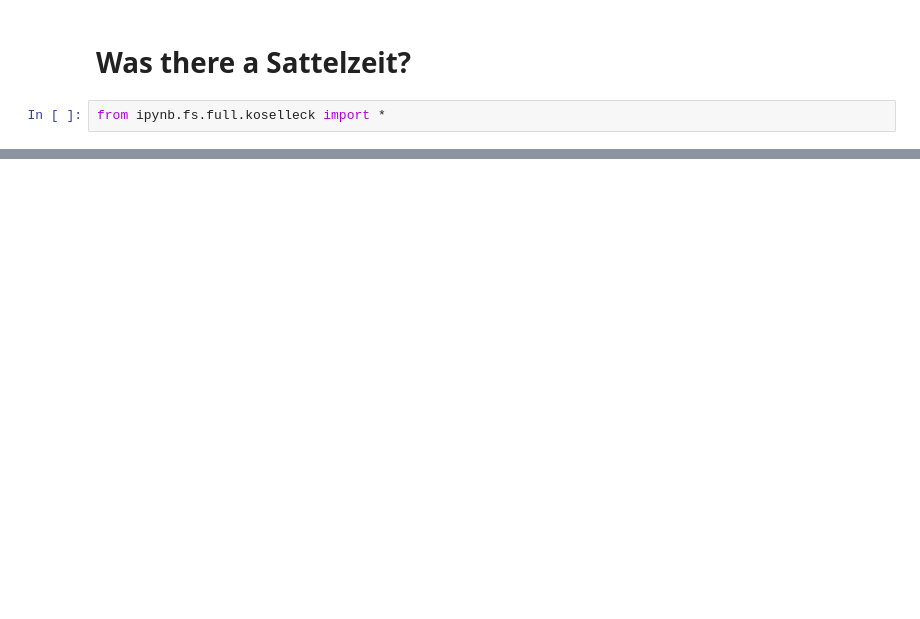
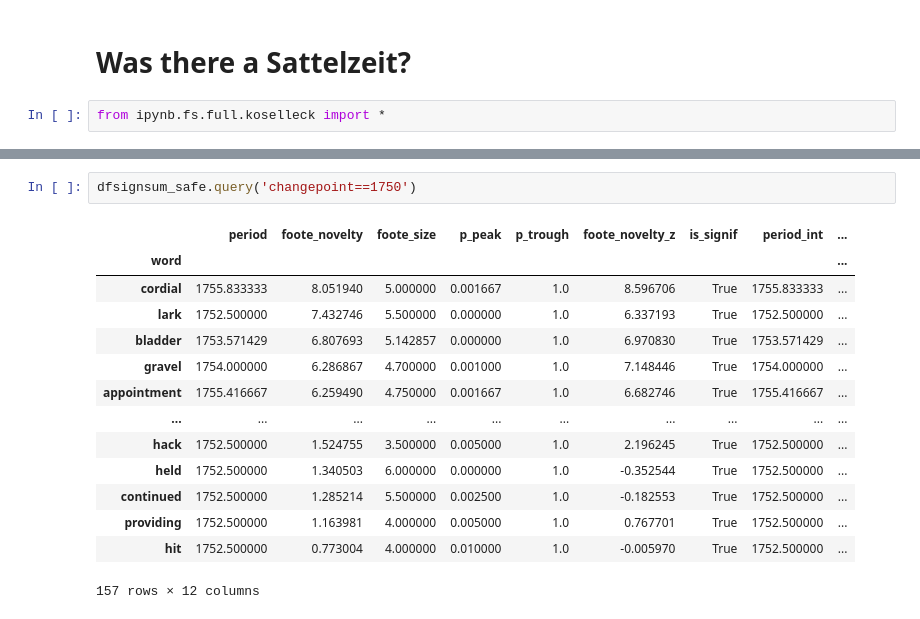
Before and after one commit to quadrismegistus/koselleck, a Jupyter notebook: koselleck/wasthere.ipynb, the cells around one changed output, grey strips where cells are left out. Saved outputs shown, nothing was run; the diff lists cells and outputs as text; blank space fills up the shorter version.

```diff
--- a/koselleck/wasthere.ipynb
+++ b/koselleck/wasthere.ipynb
@@ -210,0 +166,17 @@ dfrc.loc['value']
+# %%
+dfsignsum_safe.query('changepoint==1750')
+# %% [output]
+|  | period | foote_novelty | foote_size | p_peak | p_trough | foote_novelty_z | is_signif | period_int | ... |
+| word |  |  |  |  |  |  |  |  | ... |
+| cordial | 1755.833333 | 8.051940 | 5.000000 | 0.001667 | 1.0 | 8.596706 | True | 1755.833333 | ... |
+| lark | 1752.500000 | 7.432746 | 5.500000 | 0.000000 | 1.0 | 6.337193 | True | 1752.500000 | ... |
+| bladder | 1753.571429 | 6.807693 | 5.142857 | 0.000000 | 1.0 | 6.970830 | True | 1753.571429 | ... |
+| gravel | 1754.000000 | 6.286867 | 4.700000 | 0.001000 | 1.0 | 7.148446 | True | 1754.000000 | ... |
+| appointment | 1755.416667 | 6.259490 | 4.750000 | 0.001667 | 1.0 | 6.682746 | True | 1755.416667 | ... |
+| ... | ... | ... | ... | ... | ... | ... | ... | ... | ... |
+| hack | 1752.500000 | 1.524755 | 3.500000 | 0.005000 | 1.0 | 2.196245 | True | 1752.500000 | ... |
+| held | 1752.500000 | 1.340503 | 6.000000 | 0.000000 | 1.0 | -0.352544 | True | 1752.500000 | ... |
+| continued | 1752.500000 | 1.285214 | 5.500000 | 0.002500 | 1.0 | -0.182553 | True | 1752.500000 | ... |
+| providing | 1752.500000 | 1.163981 | 4.000000 | 0.005000 | 1.0 | 0.767701 | True | 1752.500000 | ... |
+| hit | 1752.500000 | 0.773004 | 4.000000 | 0.010000 | 1.0 | -0.005970 | True | 1752.500000 | ... |
+157 rows × 12 columns
```
Also changed, not shown: parts of 34 cells of this notebook, 25 other files.
